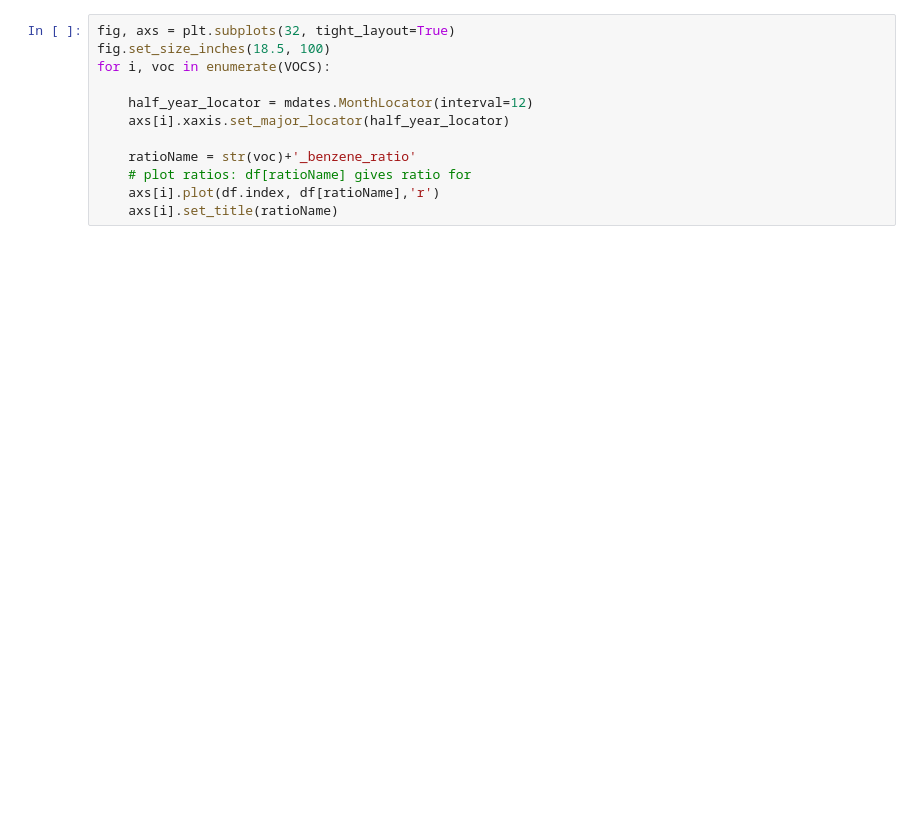
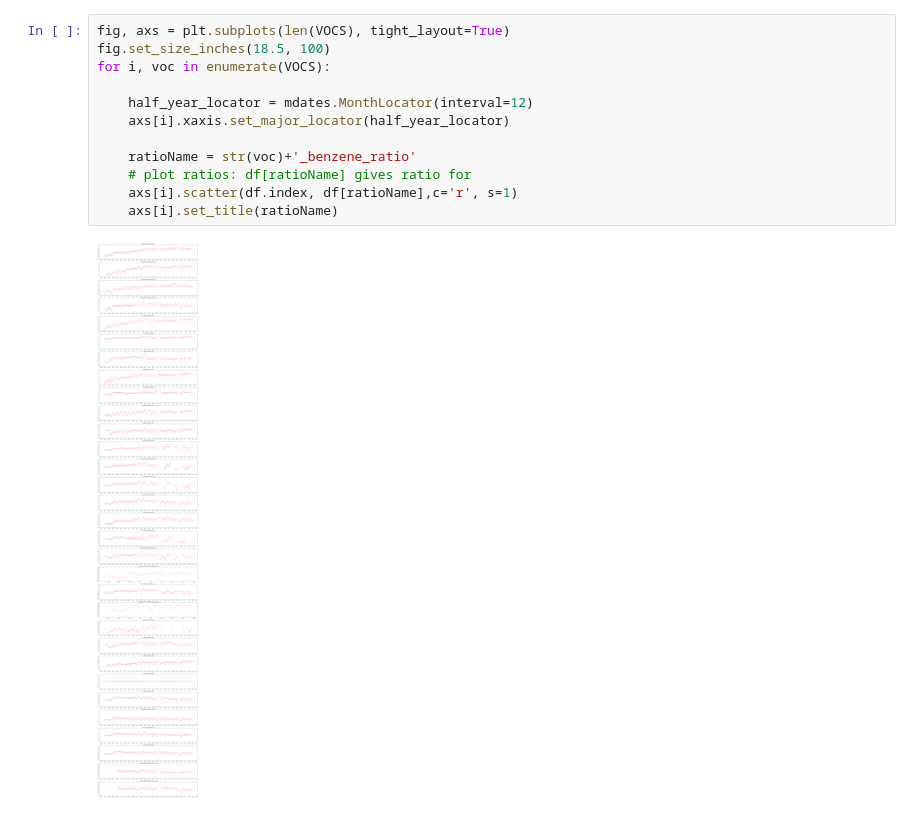
Before and after one commit to felciabatta/Volatile-Organic-Compounds, a Jupyter notebook: ratios.ipynb, the cells around one changed output. Saved outputs shown, nothing was run; the diff lists cells and outputs as text; blank space fills up the shorter version.

```diff
--- a/ratios.ipynb
+++ b/ratios.ipynb
@@ -23,13 +28,15 @@ for i, voc in enumerate(VOCS):
 # %%
-fig, axs = plt.subplots(32, tight_layout=True)
+fig, axs = plt.subplots(len(VOCS), tight_layout=True)
 fig.set_size_inches(18.5, 100)
 for i, voc in enumerate(VOCS):
 
     half_year_locator = mdates.MonthLocator(interval=12)
     axs[i].xaxis.set_major_locator(half_year_locator)
 
     ratioName = str(voc)+'_benzene_ratio'
     # plot ratios: df[ratioName] gives ratio for
-    axs[i].plot(df.index, df[ratioName],'r')
+    axs[i].scatter(df.index, df[ratioName],c='r', s=1)
     axs[i].set_title(ratioName)
+# %% [output]
+[figure, added]
 # %%
```
Also changed, not shown: parts of 4 cells of this notebook.
